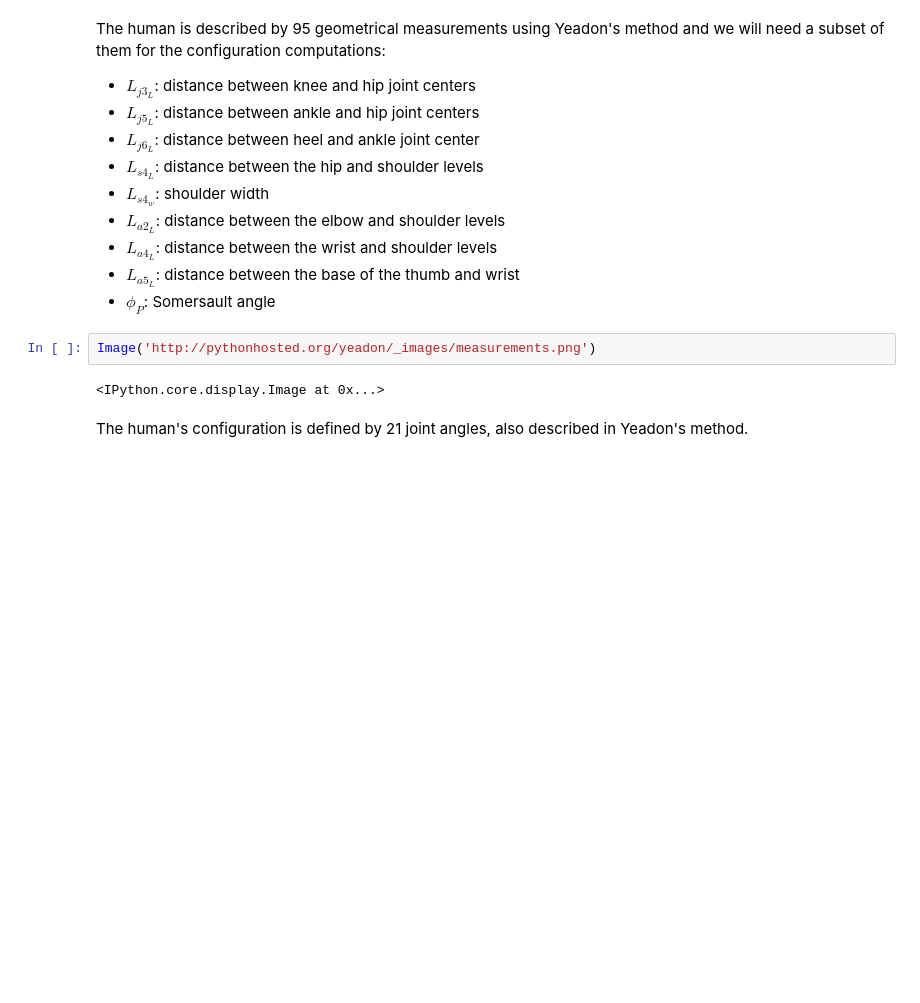
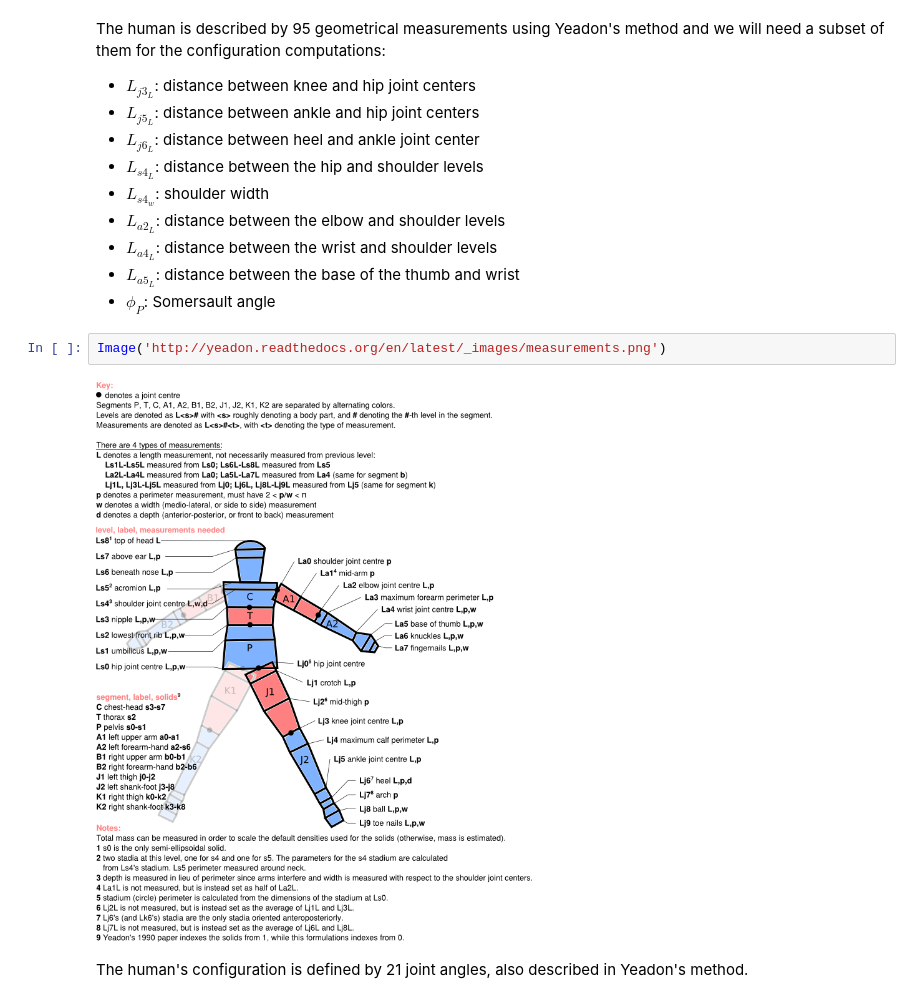
Before and after one commit to chrisdembia/python-yeadon-paper, a Jupyter notebook: src/bicycle_example.ipynb, the cells around one changed output. Saved outputs shown, nothing was run; the diff lists cells and outputs as text; blank space fills up the shorter version.

Commit message:
Added correct images to notebook.

```diff
--- a/src/bicycle_example.ipynb
+++ b/src/bicycle_example.ipynb
@@ -62,9 +62,9 @@ The human is described by 95 geometrical measurements using Yeadon's method and
 - $L_{a5_L}$: distance between the base of the thumb and wrist
 - $\phi_P$: Somersault angle
 # %%
-Image('http://pythonhosted.org/yeadon/_images/measurements.png')
+Image('http://yeadon.readthedocs.org/en/latest/_images/measurements.png')
 # %% [output]
-<IPython.core.display.Image at 0x...>
+[figure, added]
 # %% [markdown]
 The human's configuration is defined by 21 joint angles, also described in Yeadon's method.
 # %%
```
Also changed, not shown: parts of 2 cells of this notebook.
